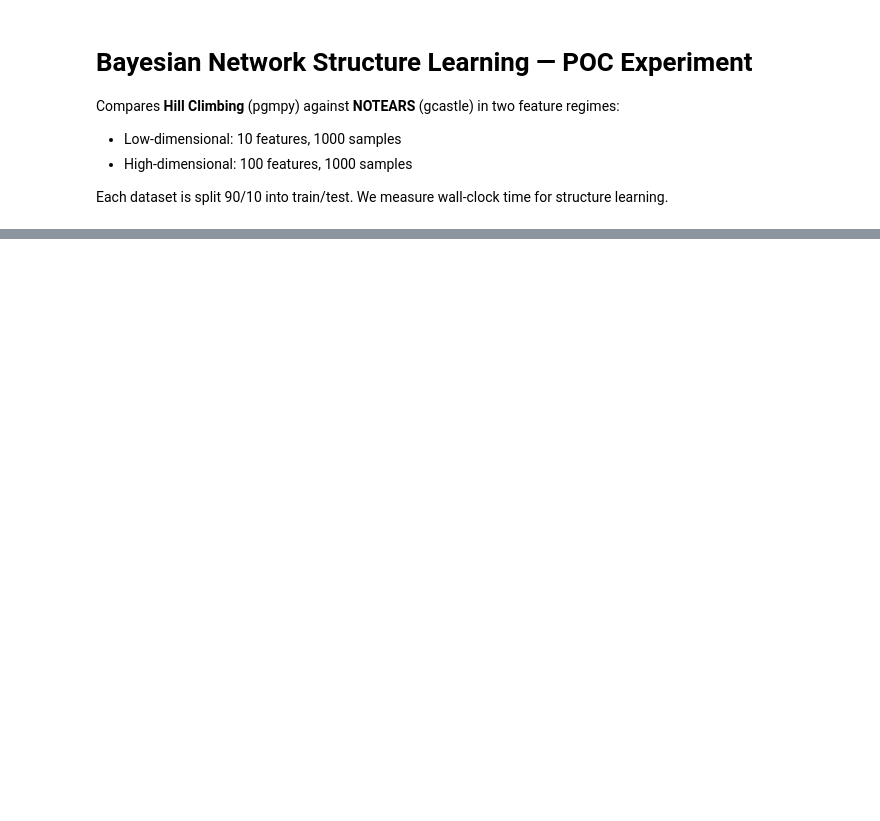
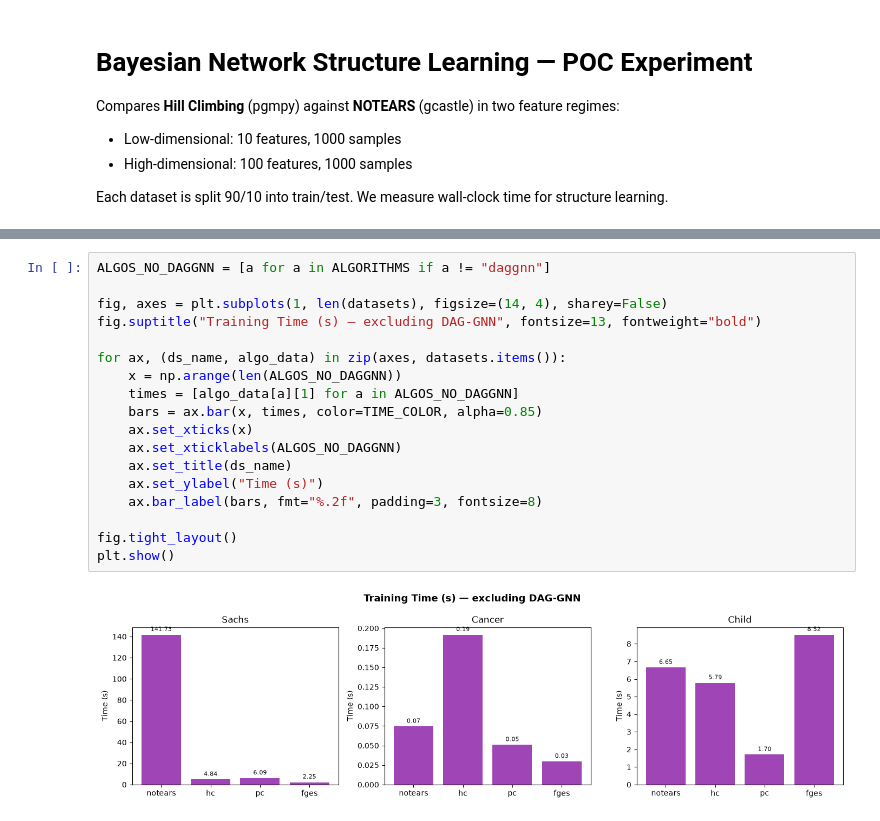
Before and after one commit to Tarekun/bayesian-continuous, a Jupyter notebook: experiment.ipynb, the cells around one changed output, grey strips where cells are left out. Drawn from its saved outputs; the diff is of its cells as text; blank space fills up the shorter version.

```diff
--- a/experiment.ipynb
+++ b/experiment.ipynb
@@ -204,0 +259,20 @@ _plot_dataset("Average (all datasets)", avg_data)
+# %%
+ALGOS_NO_DAGGNN = [a for a in ALGORITHMS if a != "daggnn"]
+
+fig, axes = plt.subplots(1, len(datasets), figsize=(14, 4), sharey=False)
+fig.suptitle("Training Time (s) — excluding DAG-GNN", fontsize=13, fontweight="bold")
+
+for ax, (ds_name, algo_data) in zip(axes, datasets.items()):
+    x = np.arange(len(ALGOS_NO_DAGGNN))
+    times = [algo_data[a][1] for a in ALGOS_NO_DAGGNN]
+    bars = ax.bar(x, times, color=TIME_COLOR, alpha=0.85)
+    ax.set_xticks(x)
+    ax.set_xticklabels(ALGOS_NO_DAGGNN)
+    ax.set_title(ds_name)
+    ax.set_ylabel("Time (s)")
+    ax.bar_label(bars, fmt="%.2f", padding=3, fontsize=8)
+
+fig.tight_layout()
+plt.show()
+# %% [output]
+[figure, added]
```
Also changed, not shown: parts of 7 cells of this notebook, 2 other files.
